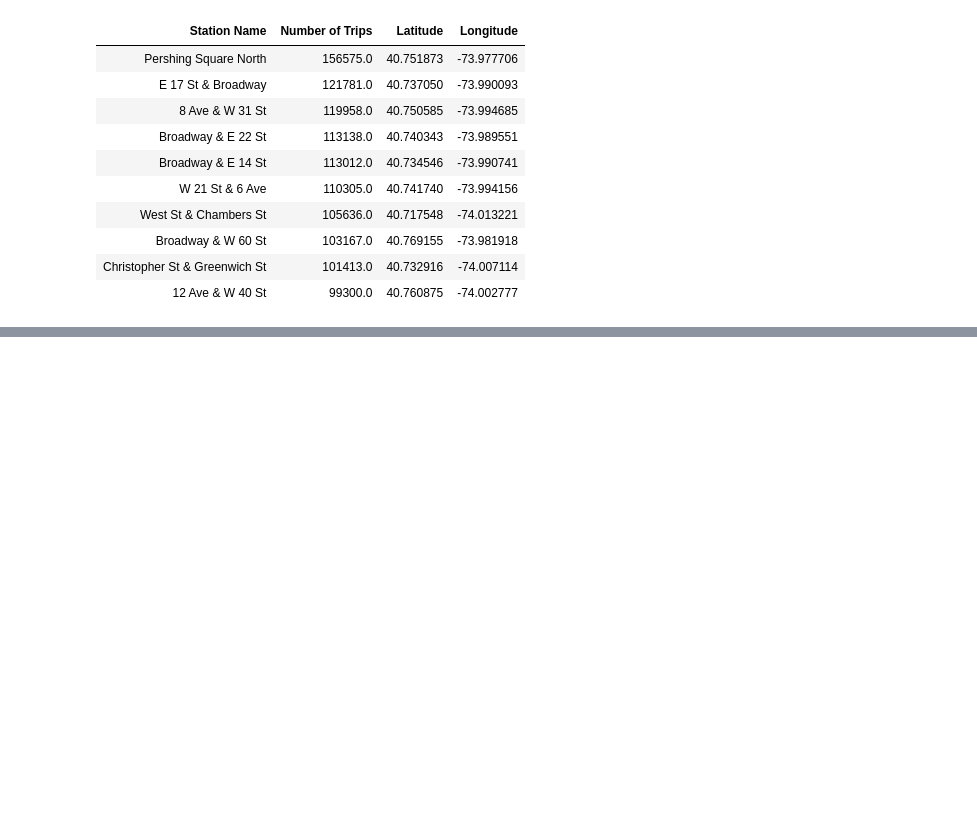
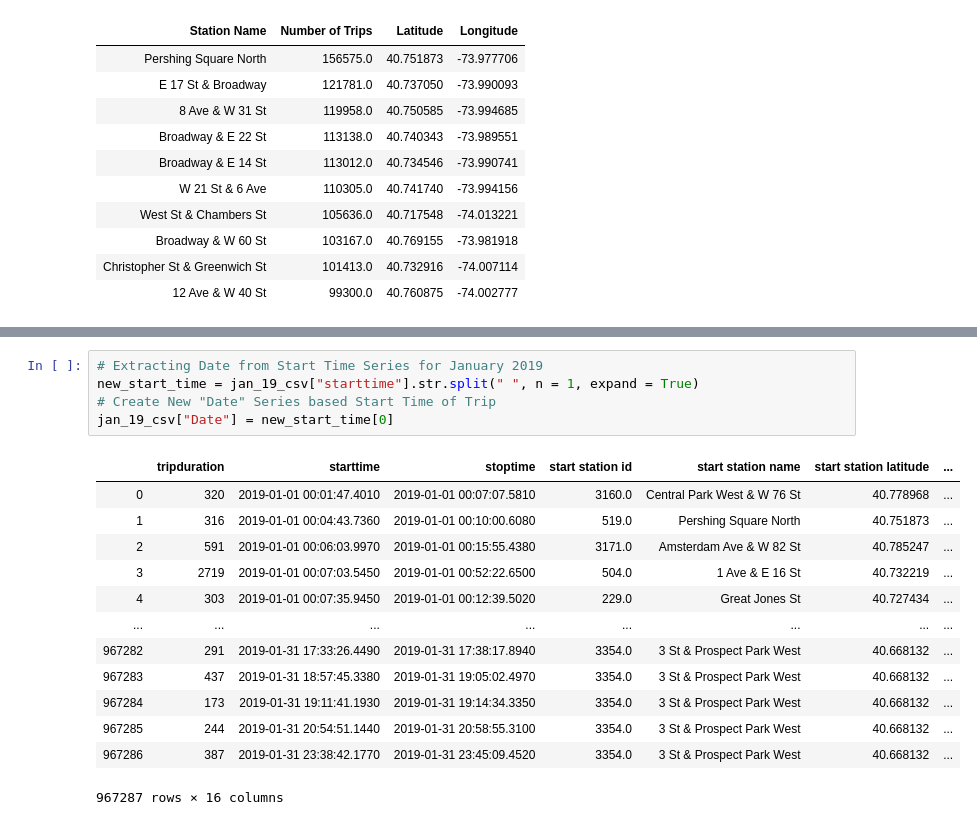
Before and after one commit to RU-Data-Science-GroupThree/NYC-CitiBike_Analysis, a Jupyter notebook: Alex V/CSV_CitiBike.ipynb, the cells around one changed output, grey strips where cells are left out. Saved outputs shown, nothing was run; the diff lists cells and outputs as text; blank space fills up the shorter version.

```diff
--- a/Alex V/CSV_CitiBike.ipynb
+++ b/Alex V/CSV_CitiBike.ipynb
@@ -408,3 +407,22 @@ fig2.add_layer(markers)
 fig2
 # %% [output]
 [interactive output not drawn]
+# %%
+# Extracting Date from Start Time Series for January 2019
+new_start_time = jan_19_csv["starttime"].str.split(" ", n = 1, expand = True)
+# Create New "Date" Series based Start Time of Trip
+jan_19_csv["Date"] = new_start_time[0]
+# %% [output]
+|  | tripduration | starttime | stoptime | start station id | start station name | start station latitude | ... |
+| 0 | 320 | 2019-01-01 00:01:47.4010 | 2019-01-01 00:07:07.5810 | 3160.0 | Central Park West & W 76 St | 40.778968 | ... |
+| 1 | 316 | 2019-01-01 00:04:43.7360 | 2019-01-01 00:10:00.6080 | 519.0 | Pershing Square North | 40.751873 | ... |
+| 2 | 591 | 2019-01-01 00:06:03.9970 | 2019-01-01 00:15:55.4380 | 3171.0 | Amsterdam Ave & W 82 St | 40.785247 | ... |
+| 3 | 2719 | 2019-01-01 00:07:03.5450 | 2019-01-01 00:52:22.6500 | 504.0 | 1 Ave & E 16 St | 40.732219 | ... |
+| 4 | 303 | 2019-01-01 00:07:35.9450 | 2019-01-01 00:12:39.5020 | 229.0 | Great Jones St | 40.727434 | ... |
+| ... | ... | ... | ... | ... | ... | ... | ... |
+| 967282 | 291 | 2019-01-31 17:33:26.4490 | 2019-01-31 17:38:17.8940 | 3354.0 | 3 St & Prospect Park West | 40.668132 | ... |
+| 967283 | 437 | 2019-01-31 18:57:45.3380 | 2019-01-31 19:05:02.4970 | 3354.0 | 3 St & Prospect Park West | 40.668132 | ... |
+| 967284 | 173 | 2019-01-31 19:11:41.1930 | 2019-01-31 19:14:34.3350 | 3354.0 | 3 St & Prospect Park West | 40.668132 | ... |
+| 967285 | 244 | 2019-01-31 20:54:51.1440 | 2019-01-31 20:58:55.3100 | 3354.0 | 3 St & Prospect Park West | 40.668132 | ... |
+| 967286 | 387 | 2019-01-31 23:38:42.1770 | 2019-01-31 23:45:09.4520 | 3354.0 | 3 St & Prospect Park West | 40.668132 | ... |
+967287 rows × 16 columns
```
Also changed, not shown: parts of 7 cells of this notebook.
